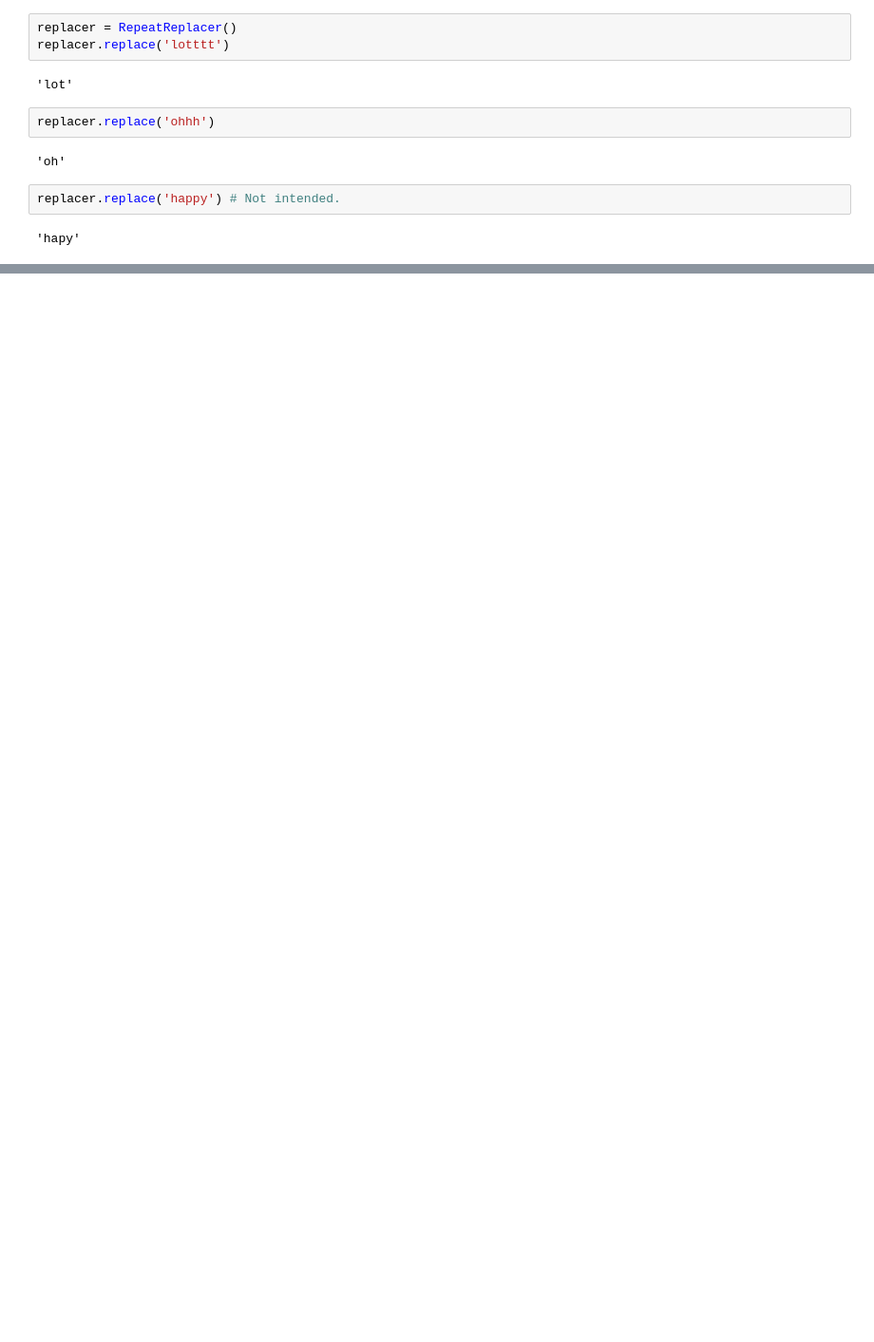
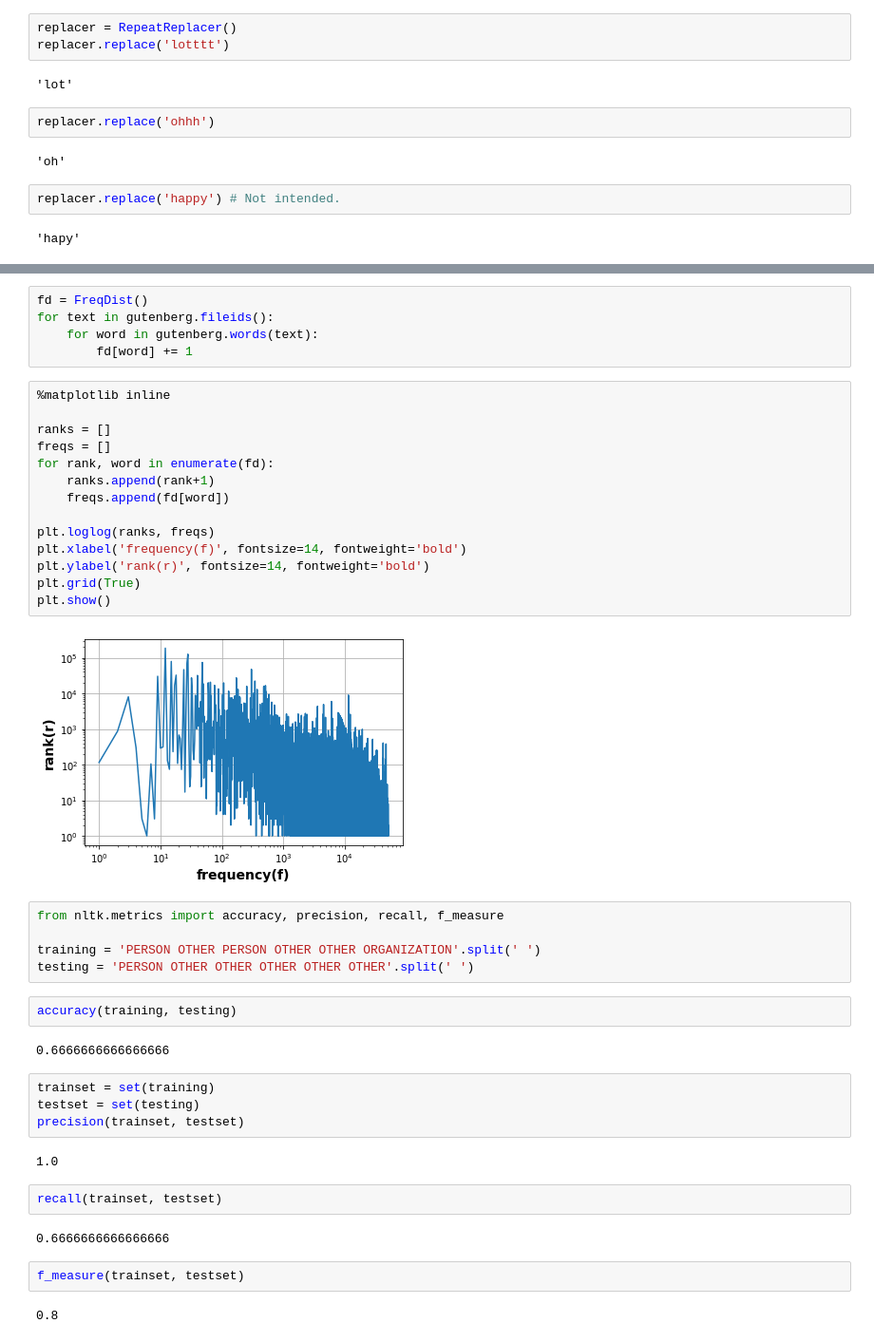
Before and after one commit to alextanhongpin/data-science-learn, a Jupyter notebook: normalization.ipynb, the cells around one changed output, grey strips where cells are left out. Shown at 95% size. Cells and saved outputs as stored; diff of their text form; blank space fills up the shorter version.

Commit message:
chore: add nltk samples

```diff
--- a/normalization.ipynb
+++ b/normalization.ipynb
@@ -249,0 +310,44 @@ class RepeatReplacer(object):
+# %%
+fd = FreqDist()
+for text in gutenberg.fileids():
+    for word in gutenberg.words(text):
+        fd[word] += 1
+# %%
+%matplotlib inline
+
+ranks = []
+freqs = []
+for rank, word in enumerate(fd):
+    ranks.append(rank+1)
+    freqs.append(fd[word])
+
+plt.loglog(ranks, freqs)
+plt.xlabel('frequency(f)', fontsize=14, fontweight='bold')
+plt.ylabel('rank(r)', fontsize=14, fontweight='bold')
+plt.grid(True)
+plt.show()
+# %% [output]
+[figure, added]
+# %%
+from nltk.metrics import accuracy, precision, recall, f_measure
+
+training = 'PERSON OTHER PERSON OTHER OTHER ORGANIZATION'.split(' ')
+testing = 'PERSON OTHER OTHER OTHER OTHER OTHER'.split(' ')
+# %%
+accuracy(training, testing)
+# %% [output]
+0.6666666666666666
+# %%
+trainset = set(training)
+testset = set(testing)
+precision(trainset, testset)
+# %% [output]
+1.0
+# %%
+recall(trainset, testset)
+# %% [output]
+0.6666666666666666
+# %%
+f_measure(trainset, testset)
+# %% [output]
+0.8
```
Also changed, not shown: parts of 26 cells of this notebook, 2 other files.
